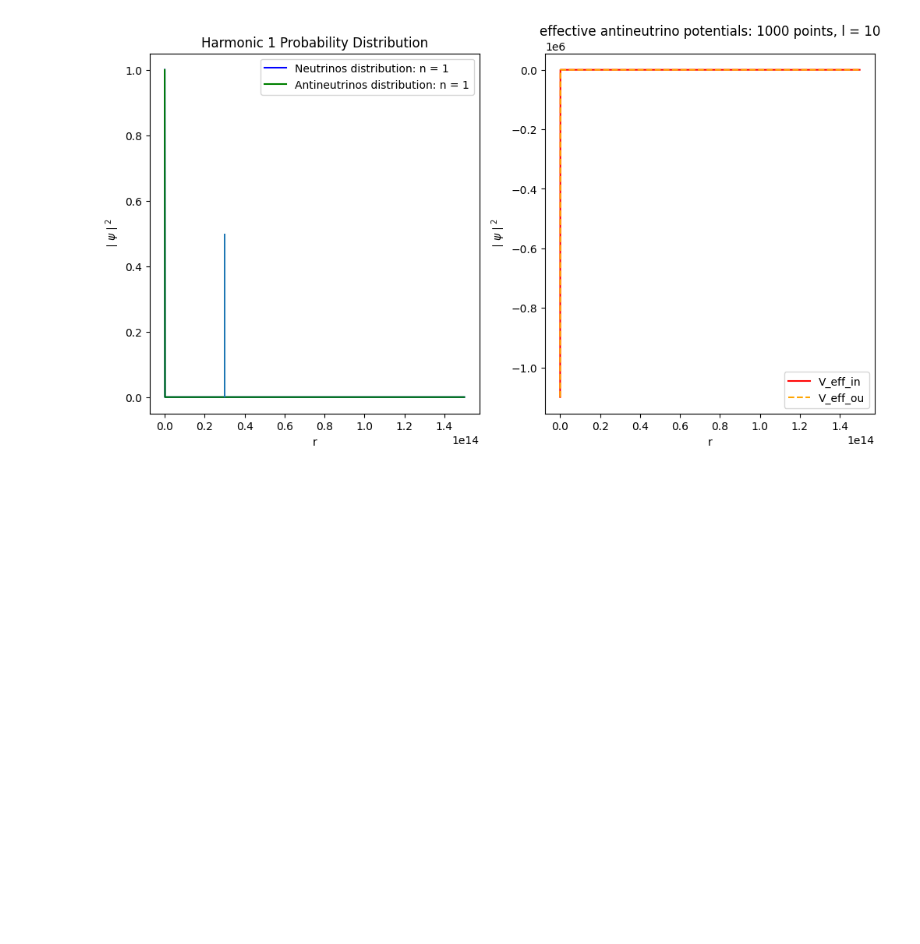
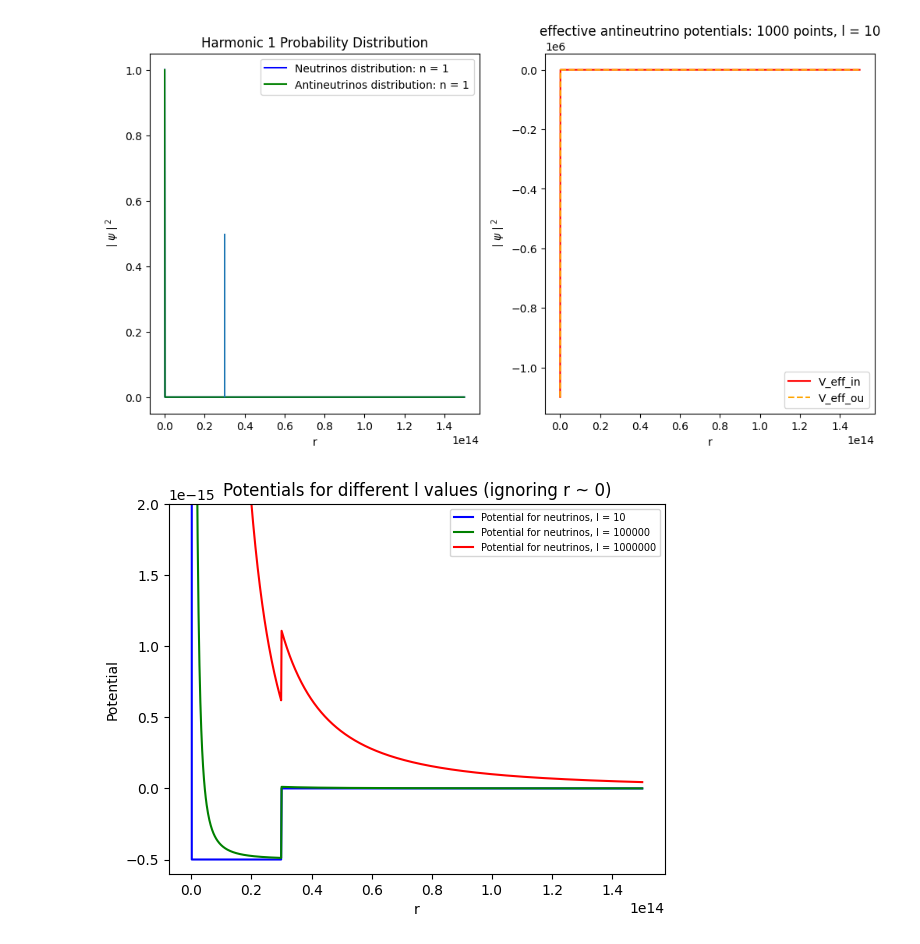
Before and after one commit to Nathan-Gershengorn/CnuB-optics, a Jupyter notebook: 1D_stuff/1D_Saarik_graph.ipynb, the cells around one changed output. Cells and saved outputs as stored; diff of their text form; code cells hidden in the pictures; blank space fills up the shorter version.

```diff
--- a/1D_stuff/1D_Saarik_graph.ipynb
+++ b/1D_stuff/1D_Saarik_graph.ipynb
@@ -293,6 +285,45 @@ def Hamiltonian_nu_25(N, r, l):
 def Hamiltonian_antinu_25(N, r, l):
     H = - second_deriv(N, distance) + potential_antinu_25(N,r, l)
     return H
+# %%
+def plot_potentials(N, l_values):
+
+    global r_values
+
+    r_values = np.linspace(0.001, distance, N)
+
+    # Create a list of colors for the different l values
+    colors = ['blue', 'green', 'red', 'purple', 'orange']
+
+    for i, l in enumerate(l_values):
+        # Calculate the potential matrices
+        potential_nu = Hamiltonian_nu_25(N, r_values, l)
+        potential_antinu = Hamiltonian_antinu_25(N, r_values, l)
+
+        # Extract the diagonal values
+        V_nu = np.diag(potential_nu)
+        V_antinu = np.diag(potential_antinu)
+
+        # Plot the potentials
+        plt.plot(r_values, V_nu, color=colors[i], label=f'Potential for neutrinos, l = {l}')
+        #plt.plot(r_values, V_antinu, color=colors[i], linestyle='dashed', label=f'Potential for antineutrinos, l = {l}')
+
+    plt.xlabel('r')
+    plt.ylabel('Potential')
+    plt.yscale('linear')
+    plt.ylim(-.6E-15, 2E-15)
+    plt.title('Potentials for different l values (ignoring r ~ 0)')
+
+    # Adjust legend size and position
+    plt.legend(fontsize=7, loc='upper right')
+
+    plt.savefig('1D_plots/potentials.png')
+    plt.show()
+
+# Call the function with a list of l values
+plot_potentials(1000, [10, 100000, 1000000])
+# %% [output]
+[figure, added]
 # %%
 # function to graph the nth harmonic
 #try solving equation 25 instead
```
Also changed, not shown: parts of 6 cells of this notebook, 4 other files.
